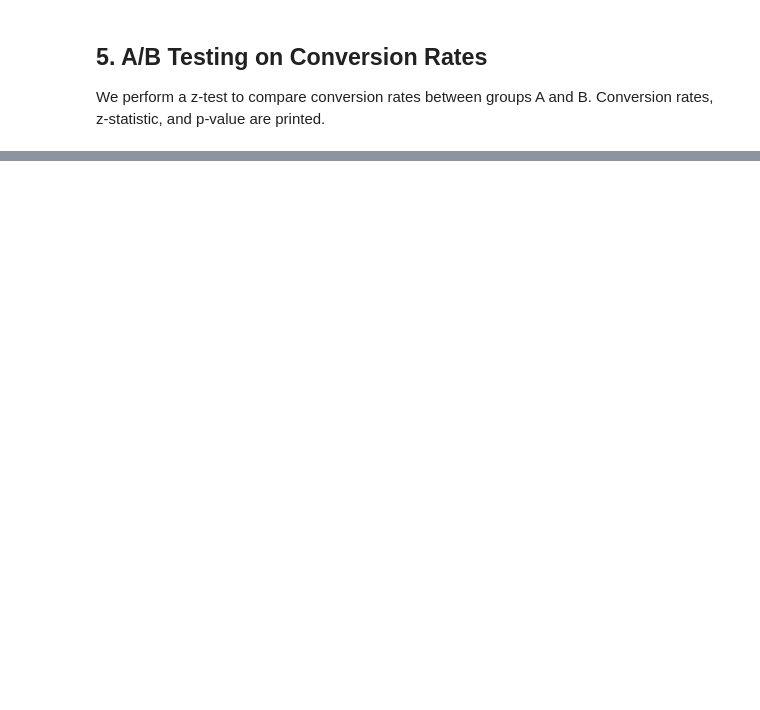
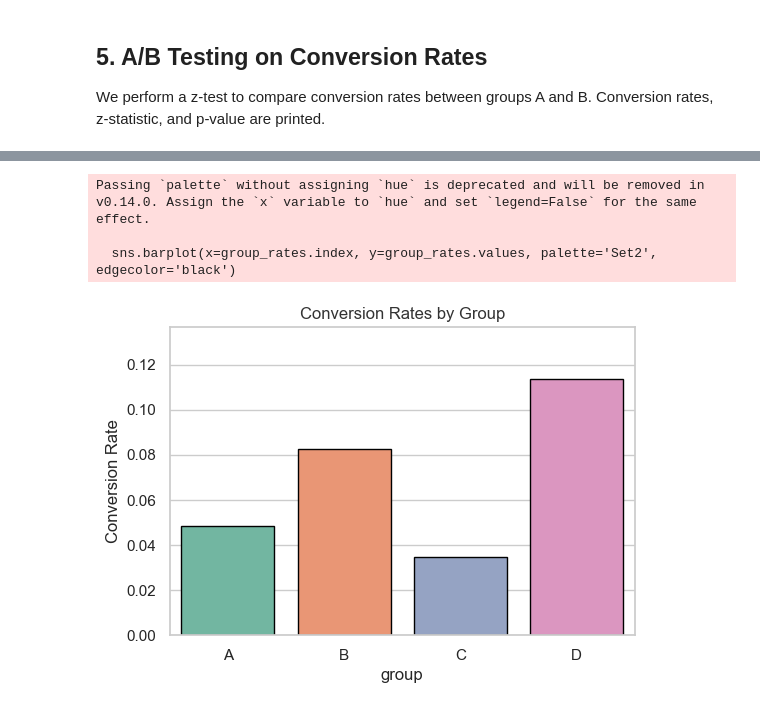
Before and after one commit to losstng/Analytics-Portfolio, a Jupyter notebook: Notebooks/marketing_analytics.ipynb, the cells around one changed output, grey strips where cells are left out. Cells and saved outputs as stored; diff of their text form; code cells hidden in the pictures; blank space fills up the shorter version.

```diff
--- a/Notebooks/marketing_analytics.ipynb
+++ b/Notebooks/marketing_analytics.ipynb
@@ -31,7 +31,9 @@ def generate_data(path: Path, n: int = 5000) -> pd.DataFrame:
     frequency = RNG.integers(1, 30, size=n).astype(float)
     monetary = RNG.gamma(2.0, 100.0, size=n) * RNG.uniform(0.5, 2.0, size=n)
     account_age = (pd.Timestamp("2025-08-19") - signup_date).days
+    # Limit last_purchase_date to not exceed today
     last_purchase_date = signup_date + pd.to_timedelta(RNG.integers(0, 1800, size=n), unit="D")
+    last_purchase_date = last_purchase_date.where(last_purchase_date <= pd.Timestamp("2025-08-19"), pd.Timestamp("2025-08-19"))
     group = RNG.choice(["A", "B", "C", "D"], size=n)
     conv_prob = {"A": 0.05, "B": 0.08, "C": 0.03, "D": 0.10}
     purchase = [RNG.random() < conv_prob.get(g, 0.05) for g in group]
@@ -103,7 +164,7 @@ We apply KMeans clustering to the RFM features to segment customers into groups.
 def segment_customers(df: pd.DataFrame) -> pd.DataFrame:
     """Perform KMeans clustering on RFM features."""
     rfm = df[["recency", "frequency", "monetary"]]
-    kmeans = KMeans(n_clusters=3, random_state=42)
+    kmeans = KMeans(n_clusters=2, random_state=42)
     df["segment"] = kmeans.fit_predict(rfm)
     return df
 
@@ -128,0 +248,18 @@ ab_test(df)
+# %%
+# Bar Plot of Conversion Rates by Group
+import matplotlib.pyplot as plt
+import seaborn as sns
+summary = df.groupby('group')['purchase'].agg(['sum','count'])
+group_rates = summary['sum'] / summary['count']
+sns.set_theme(style='whitegrid')
+plt.figure(figsize=(6,4))
+sns.barplot(x=group_rates.index, y=group_rates.values, palette='Set2', edgecolor='black')
+plt.title('Conversion Rates by Group', color='#333333')
+plt.ylabel('Conversion Rate')
+plt.ylim(0, group_rates.max() * 1.2)
+plt.show()
+# %% [output]
+Passing `palette` without assigning `hue` is deprecated and will be removed in v0.14.0. Assign the `x` variable to `hue` and set `legend=False` for the same effect.
+
+  sns.barplot(x=group_rates.index, y=group_rates.values, palette='Set2', edgecolor='black')
+[figure, added]
```
Also changed, not shown: parts of 13 cells of this notebook, 25 other files.
